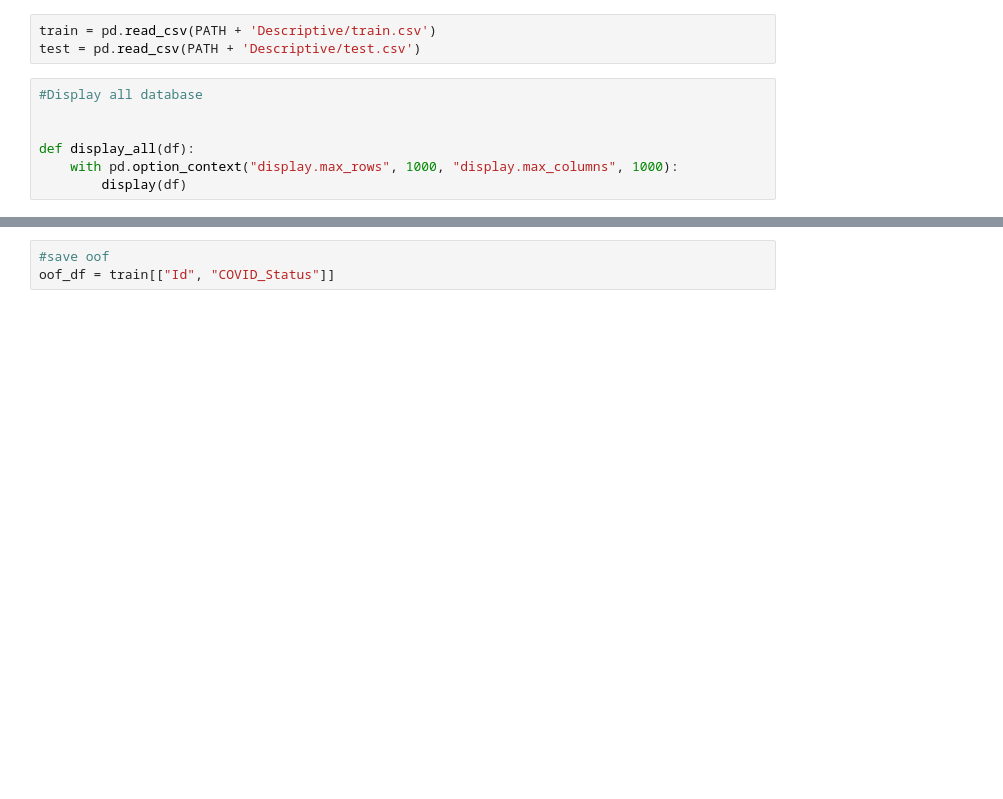
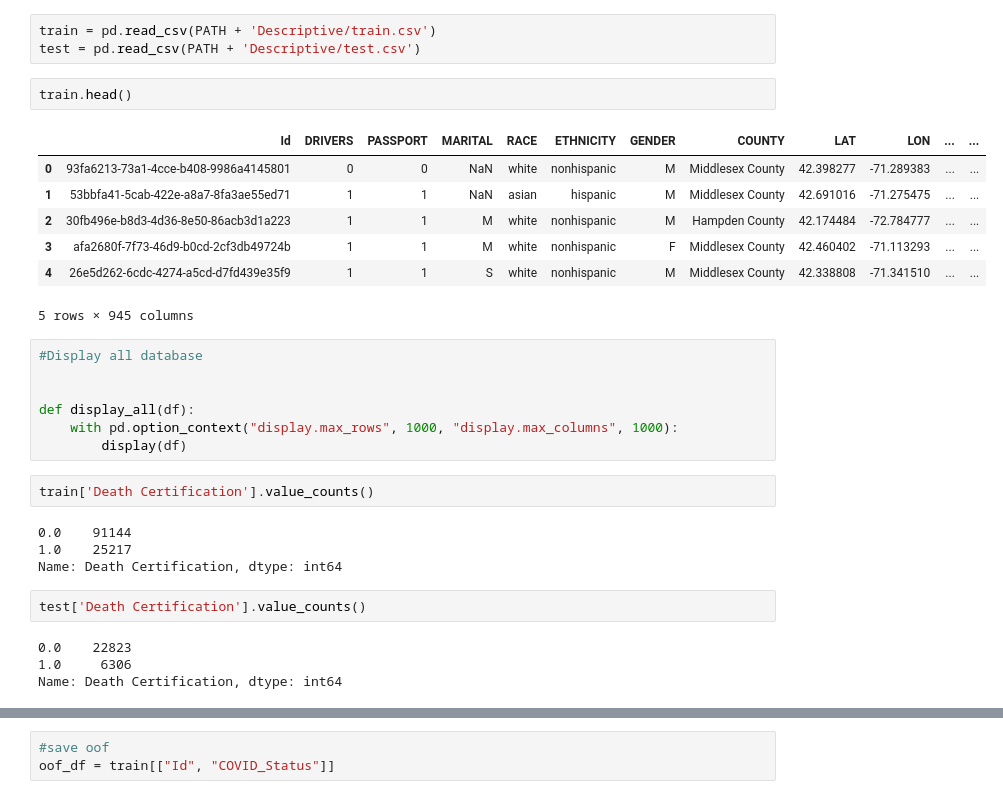
Before and after one commit to msmelguizo/Covid19_FDA, a Jupyter notebook: COVID/LightGBM.ipynb, the cells around one changed output, grey strips where cells are left out. Cells and saved outputs as stored; diff of their text form; blank space fills up the shorter version.

```diff
--- a/COVID/LightGBM.ipynb
+++ b/COVID/LightGBM.ipynb
@@ -26,6 +26,16 @@ PATH = '/media/maria/2TB Monster driv/PrecisionFDA/'
 # %%
 train = pd.read_csv(PATH + 'Descriptive/train.csv')
 test = pd.read_csv(PATH + 'Descriptive/test.csv')
+# %%
+train.head()
+# %% [output]
+|  | Id | DRIVERS | PASSPORT | MARITAL | RACE | ETHNICITY | GENDER | COUNTY | LAT | LON | ... | ... |
+| 0 | 93fa6213-73a1-4cce-b408-9986a4145801 | 0 | 0 | NaN | white | nonhispanic | M | Middlesex County | 42.398277 | -71.289383 | ... | ... |
+| 1 | 53bbfa41-5cab-422e-a8a7-8fa3ae55ed71 | 1 | 1 | NaN | asian | hispanic | M | Middlesex County | 42.691016 | -71.275475 | ... | ... |
+| 2 | 30fb496e-b8d3-4d36-8e50-86acb3d1a223 | 1 | 1 | M | white | nonhispanic | M | Hampden County | 42.174484 | -72.784777 | ... | ... |
+| 3 | afa2680f-7f73-46d9-b0cd-2cf3db49724b | 1 | 1 | M | white | nonhispanic | F | Middlesex County | 42.460402 | -71.113293 | ... | ... |
+| 4 | 26e5d262-6cdc-4274-a5cd-d7fd439e35f9 | 1 | 1 | S | white | nonhispanic | M | Middlesex County | 42.338808 | -71.341510 | ... | ... |
+5 rows × 945 columns
 # %%
 #Display all database
 
@@ -33,3 +43,15 @@ test = pd.read_csv(PATH + 'Descriptive/test.csv')
 def display_all(df):
     with pd.option_context("display.max_rows", 1000, "display.max_columns", 1000):
         display(df)
+# %%
+train['Death Certification'].value_counts()
+# %% [output]
+0.0    91144
+1.0    25217
+Name: Death Certification, dtype: int64
+# %%
+test['Death Certification'].value_counts()
+# %% [output]
+0.0    22823
+1.0     6306
+Name: Death Certification, dtype: int64
```
Also changed, not shown: parts of 40 cells of this notebook, 40 other files.
